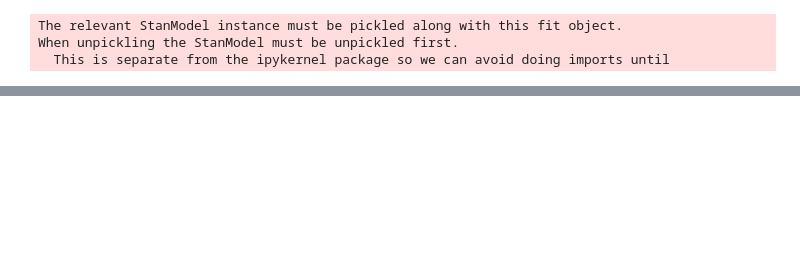
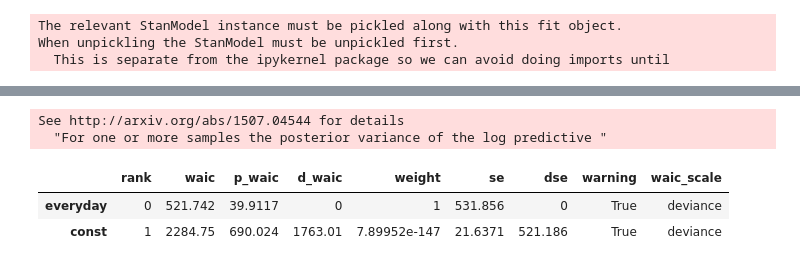
Before and after one commit to yoriyuki/BayesianCOVID19, a Jupyter notebook: notebook/BayesianCOVID19.ipynb, the cells around one changed output, grey strips where cells are left out. Cells and saved outputs as stored; diff of their text form; code cells hidden in the pictures; blank space fills up the shorter version.

```diff
--- a/notebook/BayesianCOVID19.ipynb
+++ b/notebook/BayesianCOVID19.ipynb
@@ -204,22 +155,6 @@ When unpickling the StanModel must be unpickled first.
   This is separate from the ipykernel package so we can avoid doing imports until
 # %%
 ### Load modesl
-# %%
-with open("sm1_fit.pkl", "rb") as f:
-    data_dict = pickle.load(f)
-    # or with a list
-    # data_list = pickle.load(f)
-sm_1 = data_dict['model']
-fit_start_1 = data_dict['fit']
-# fit = data_list[1]
-# %%
-with open("sm2_fit.pkl", "rb") as f:
-    data_dict = pickle.load(f)
-    # or with a list
-    # data_list = pickle.load(f)
-sm_2 = data_dict['model']
-fit_start_2 = data_dict['fit']
-# fit = data_list[1]
 # %%
 with open("sm_const_fit.pkl", "rb") as f:
     data_dict = pickle.load(f)
@@ -374,0 +217,8 @@ az.plot_trace(data_sim, var_names=['b1', 'b_date', 'p'])
+# %%
+az.compare({'const':data_const, 'everyday':data_every})
+# %% [output]
+See http://arxiv.org/abs/1507.04544 for details
+  "For one or more samples the posterior variance of the log predictive "
+|  | rank | waic | p_waic | d_waic | weight | se | dse | warning | waic_scale |
+| everyday | 0 | 521.742 | 39.9117 | 0 | 1 | 531.856 | 0 | True | deviance |
+| const | 1 | 2284.75 | 690.024 | 1763.01 | 7.89952e-147 | 21.6371 | 521.186 | True | deviance |
```
Also changed, not shown: parts of 39 cells of this notebook, 2 other files.
